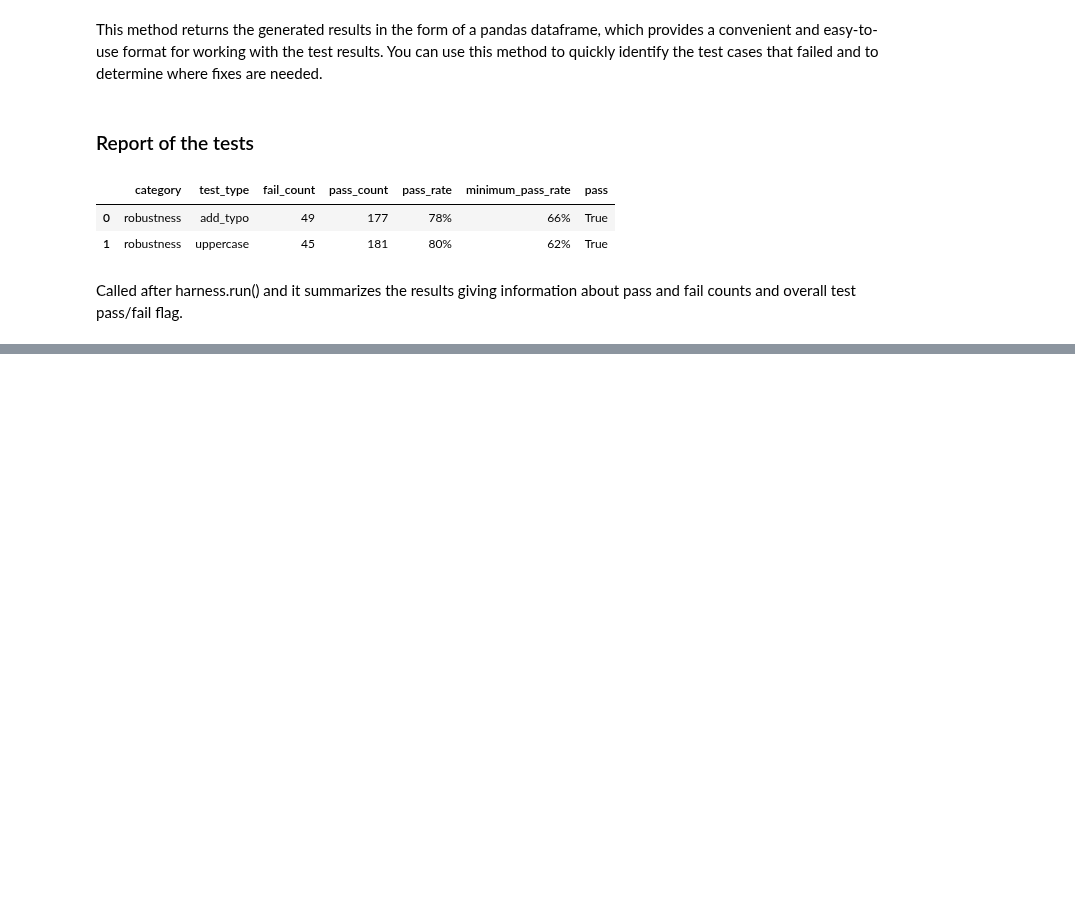
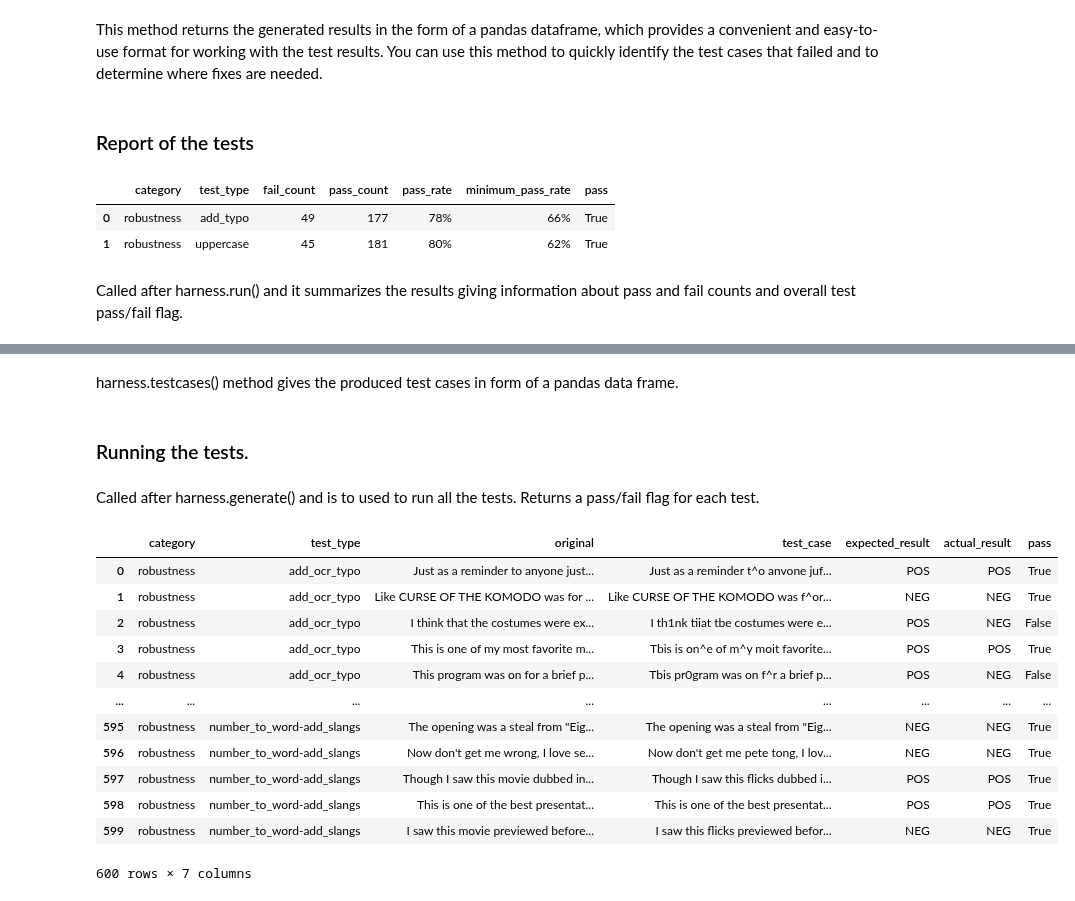
Before and after one commit to JohnSnowLabs/langtest, a Jupyter notebook: demo/tutorials/test-specific-notebooks/Robustness_DEMO.ipynb, the cells around one changed output, grey strips where cells are left out. Cells and saved outputs as stored; diff of their text form; code cells hidden in the pictures; blank space fills up the shorter version.

Commit message:
Robustness_DEMO updated

```diff
--- a/demo/tutorials/test-specific-notebooks/Robustness_DEMO.ipynb
+++ b/demo/tutorials/test-specific-notebooks/Robustness_DEMO.ipynb
@@ -190,0 +199,6 @@ Called after harness.run() and it summarizes the results giving information abou
+# %%
+harness = Harness(
+            task = "text-classification",
+            model='textcat_imdb',
+            hub = "spacy"
+        )
@@ -190,0 +284,24 @@ Called after harness.run() and it summarizes the results giving information abou
+# %% [markdown]
+harness.testcases() method gives the produced test cases in form of a pandas data frame.
+# %% [markdown]
+### Running the tests.
+# %%
+harness.run()
+# %% [markdown]
+Called after harness.generate() and is to used to run all the tests.  Returns a pass/fail flag for each test.
+# %%
+harness.generated_results()
+# %% [output]
+|  | category | test_type | original | test_case | expected_result | actual_result | pass |
+| 0 | robustness | add_ocr_typo | Just as a reminder to anyone just... | Just as a reminder t^o anvone juf... | POS | POS | True |
+| 1 | robustness | add_ocr_typo | Like CURSE OF THE KOMODO was for ... | Like CURSE OF THE KOMODO was f^or... | NEG | NEG | True |
+| 2 | robustness | add_ocr_typo | I think that the costumes were ex... | I th1nk tiiat tbe costumes were e... | POS | NEG | False |
+| 3 | robustness | add_ocr_typo | This is one of my most favorite m... | Tbis is on^e of m^y moit favorite... | POS | POS | True |
+| 4 | robustness | add_ocr_typo | This program was on for a brief p... | Tbis pr0gram was on f^r a brief p... | POS | NEG | False |
+| ... | ... | ... | ... | ... | ... | ... | ... |
+| 595 | robustness | number_to_word-add_slangs | The opening was a steal from "Eig... | The opening was a steal from "Eig... | NEG | NEG | True |
+| 596 | robustness | number_to_word-add_slangs | Now don't get me wrong, I love se... | Now don't get me pete tong, I lov... | NEG | NEG | True |
+| 597 | robustness | number_to_word-add_slangs | Though I saw this movie dubbed in... | Though I saw this flicks dubbed i... | POS | POS | True |
+| 598 | robustness | number_to_word-add_slangs | This is one of the best presentat... | This is one of the best presentat... | POS | POS | True |
+| 599 | robustness | number_to_word-add_slangs | I saw this movie previewed before... | I saw this flicks previewed befor... | NEG | NEG | True |
+600 rows × 7 columns
```
Also changed, not shown: parts of 12 cells of this notebook.
